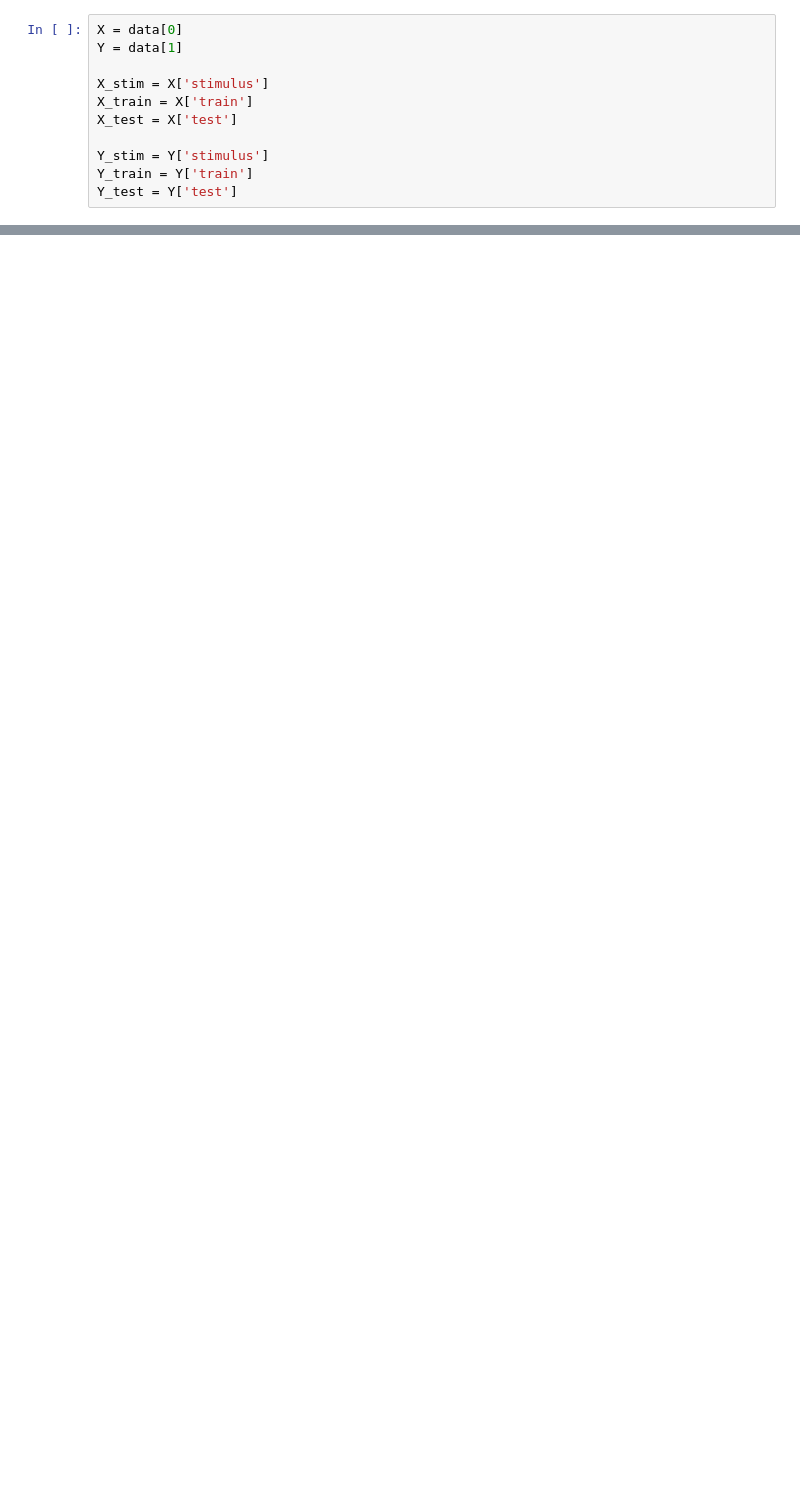
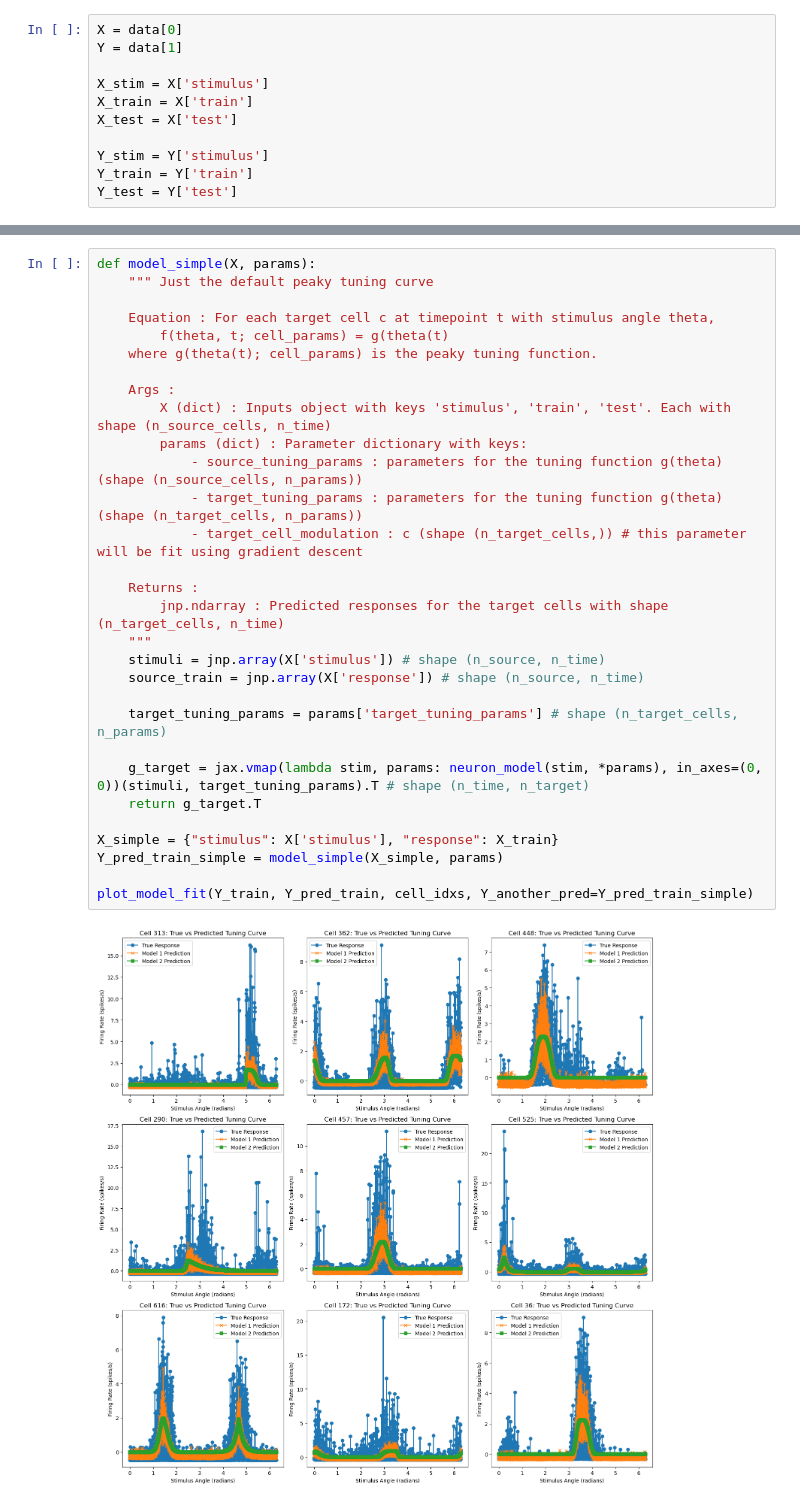
Before and after one commit to reillytilbury/EDGAR, a Jupyter notebook: trial_to_trial_variability_scratchpad.ipynb, the cells around one changed output, grey strips where cells are left out. Drawn from its saved outputs; the diff is of its cells as text; blank space fills up the shorter version.

```diff
--- a/trial_to_trial_variability_scratchpad.ipynb
+++ b/trial_to_trial_variability_scratchpad.ipynb
@@ -384,0 +610,32 @@ See https://docs.jax.dev/en/latest/errors.html#jax.errors.TracerArrayConversionE
+# %%
+def model_simple(X, params):
+    """ Just the default peaky tuning curve
+
+    Equation : For each target cell c at timepoint t with stimulus angle theta,
+        f(theta, t; cell_params) = g(theta(t)
+    where g(theta(t); cell_params) is the peaky tuning function.
+
+    Args :
+        X (dict) : Inputs object with keys 'stimulus', 'train', 'test'. Each with shape (n_source_cells, n_time)
+        params (dict) : Parameter dictionary with keys:
+            - source_tuning_params : parameters for the tuning function g(theta) (shape (n_source_cells, n_params))
+            - target_tuning_params : parameters for the tuning function g(theta) (shape (n_target_cells, n_params))
+            - target_cell_modulation : c (shape (n_target_cells,)) # this parameter will be fit using gradient descent
+
+    Returns :
+        jnp.ndarray : Predicted responses for the target cells with shape (n_target_cells, n_time)
+    """
+    stimuli = jnp.array(X['stimulus']) # shape (n_source, n_time)
+    source_train = jnp.array(X['response']) # shape (n_source, n_time)
+
+    target_tuning_params = params['target_tuning_params'] # shape (n_target_cells, n_params)
+
+    g_target = jax.vmap(lambda stim, params: neuron_model(stim, *params), in_axes=(0, 0))(stimuli, target_tuning_params).T # shape (n_time, n_target)
+    return g_target.T
+
+X_simple = {"stimulus": X['stimulus'], "response": X_train}
+Y_pred_train_simple = model_simple(X_simple, params)
+
+plot_model_fit(Y_train, Y_pred_train, cell_idxs, Y_another_pred=Y_pred_train_simple)
+# %% [output]
+[figure, added]
```
Also changed, not shown: parts of 11 cells of this notebook.
